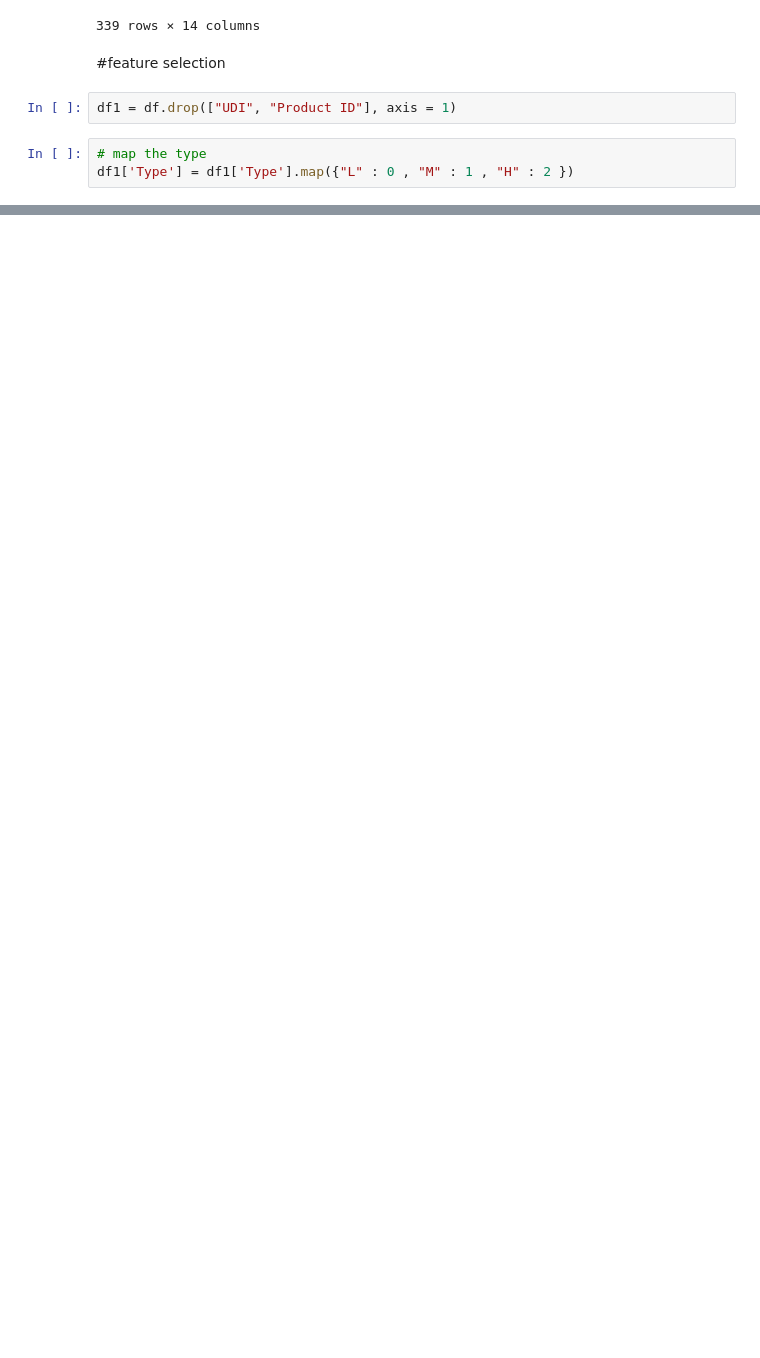
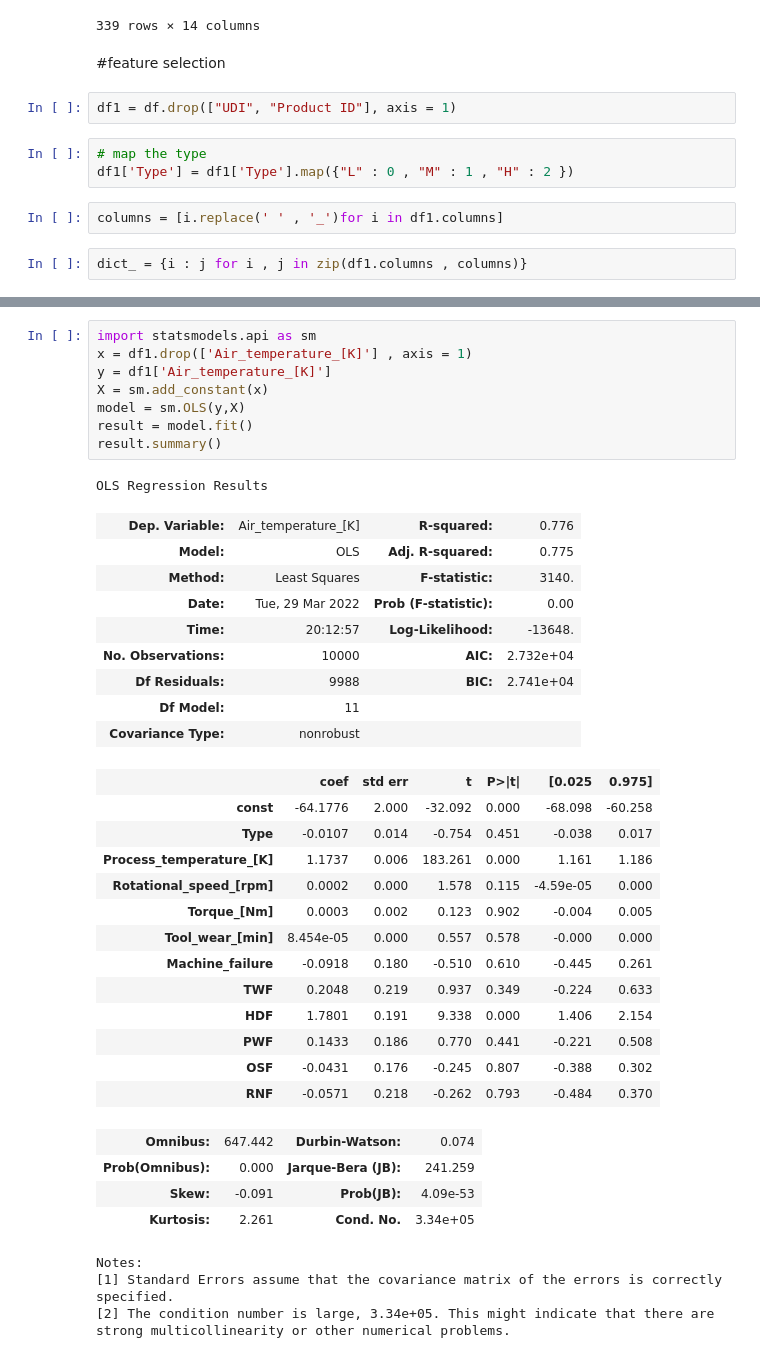
Before and after one commit to pk1308/PredictiveMaintenance, a Jupyter notebook: First_try.ipynb, the cells around one changed output, grey strips where cells are left out. Saved outputs shown, nothing was run; the diff lists cells and outputs as text; blank space fills up the shorter version.

```diff
--- a/First_try.ipynb
+++ b/First_try.ipynb
@@ -58,3 +58,7 @@ df1 = df.drop(["UDI", "Product ID"], axis = 1)
 # %%
 # map the type
 df1['Type'] = df1['Type'].map({"L" : 0 , "M" : 1 , "H" : 2 })
+# %%
+columns = [i.replace(' ' , '_')for i in df1.columns]
+# %%
+dict_ = {i : j for i , j in zip(df1.columns , columns)}
@@ -83,0 +160,40 @@ lm.summary()
+# %%
+import statsmodels.api as sm
+x = df1.drop(['Air_temperature_[K]'] , axis = 1)
+y = df1['Air_temperature_[K]']
+X = sm.add_constant(x)
+model = sm.OLS(y,X)
+result = model.fit()
+result.summary()
+# %% [output]
+OLS Regression Results
+| Dep. Variable: | Air_temperature_[K] | R-squared: | 0.776 |
+| Model: | OLS | Adj. R-squared: | 0.775 |
+| Method: | Least Squares | F-statistic: | 3140. |
+| Date: | Tue, 29 Mar 2022 | Prob (F-statistic): | 0.00 |
+| Time: | 20:12:57 | Log-Likelihood: | -13648. |
+| No. Observations: | 10000 | AIC: | 2.732e+04 |
+| Df Residuals: | 9988 | BIC: | 2.741e+04 |
+| Df Model: | 11 |  |  |
+| Covariance Type: | nonrobust |  |  |
+|  | coef | std err | t | P>|t| | [0.025 | 0.975] |
+| const | -64.1776 | 2.000 | -32.092 | 0.000 | -68.098 | -60.258 |
+| Type | -0.0107 | 0.014 | -0.754 | 0.451 | -0.038 | 0.017 |
+| Process_temperature_[K] | 1.1737 | 0.006 | 183.261 | 0.000 | 1.161 | 1.186 |
+| Rotational_speed_[rpm] | 0.0002 | 0.000 | 1.578 | 0.115 | -4.59e-05 | 0.000 |
+| Torque_[Nm] | 0.0003 | 0.002 | 0.123 | 0.902 | -0.004 | 0.005 |
+| Tool_wear_[min] | 8.454e-05 | 0.000 | 0.557 | 0.578 | -0.000 | 0.000 |
+| Machine_failure | -0.0918 | 0.180 | -0.510 | 0.610 | -0.445 | 0.261 |
+| TWF | 0.2048 | 0.219 | 0.937 | 0.349 | -0.224 | 0.633 |
+| HDF | 1.7801 | 0.191 | 9.338 | 0.000 | 1.406 | 2.154 |
+| PWF | 0.1433 | 0.186 | 0.770 | 0.441 | -0.221 | 0.508 |
+| OSF | -0.0431 | 0.176 | -0.245 | 0.807 | -0.388 | 0.302 |
+| RNF | -0.0571 | 0.218 | -0.262 | 0.793 | -0.484 | 0.370 |
+| Omnibus: | 647.442 | Durbin-Watson: | 0.074 |
+| Prob(Omnibus): | 0.000 | Jarque-Bera (JB): | 241.259 |
+| Skew: | -0.091 | Prob(JB): | 4.09e-53 |
+| Kurtosis: | 2.261 | Cond. No. | 3.34e+05 |
+Notes:
+[1] Standard Errors assume that the covariance matrix of the errors is correctly specified.
+[2] The condition number is large, 3.34e+05. This might indicate that there are
+strong multicollinearity or other numerical problems.
```
Also changed, not shown: parts of 27 cells of this notebook, 1 other file.
